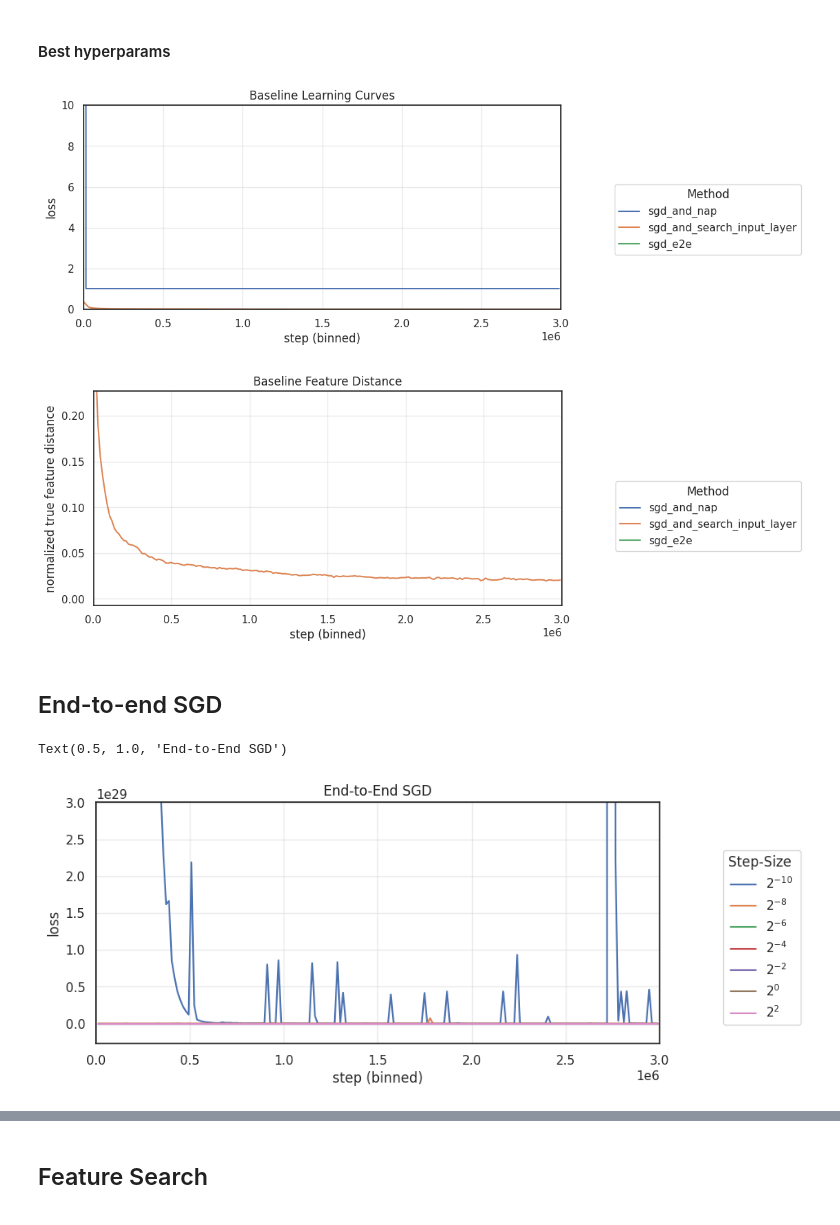
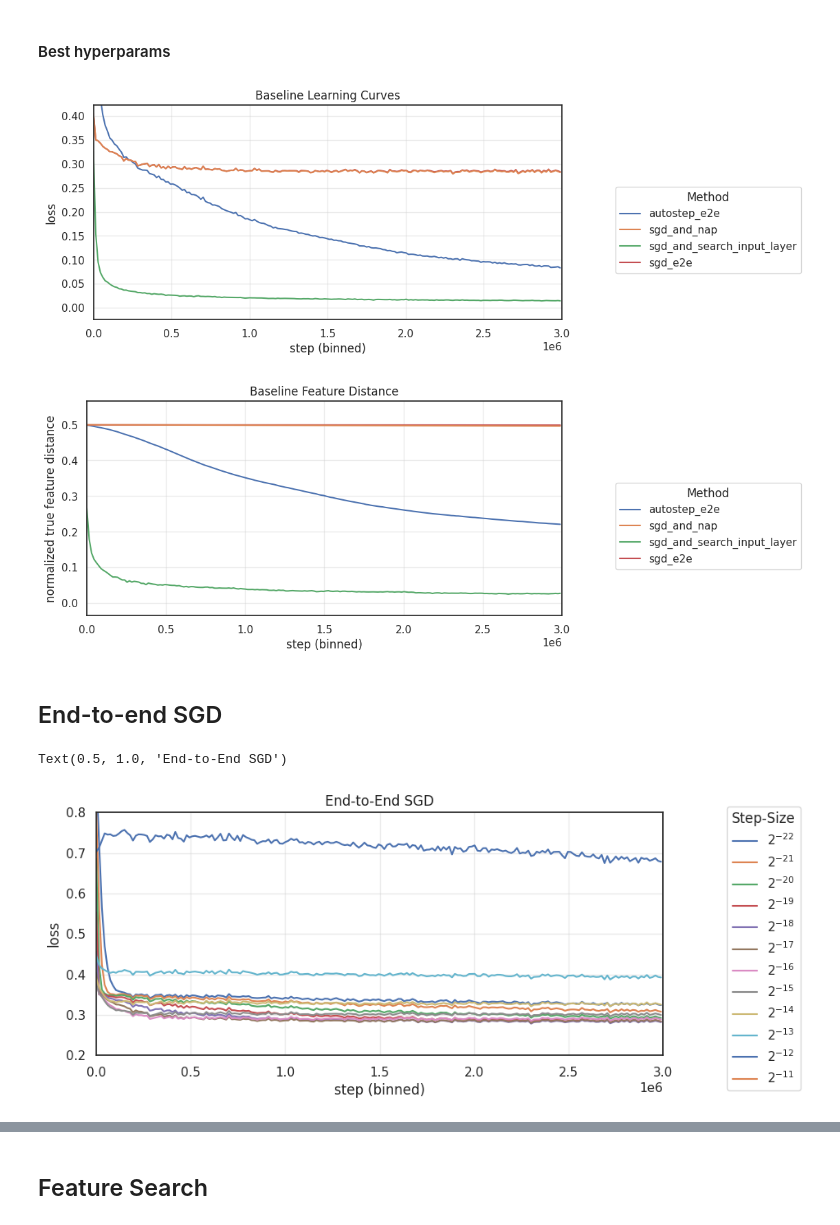
Before and after one commit to ejmejm/phd_research, a Jupyter notebook: phd/feature_search/analysis/paper_part_1_v1/sgd_baselines.ipynb, the cells around one changed output, grey strips where cells are left out. Cells and saved outputs as stored; diff of their text form; code cells hidden in the pictures.

Commit message:
Plotted new SGD baseline results

```diff
--- a/phd/feature_search/analysis/paper_part_1_v1/sgd_baselines.ipynb
+++ b/phd/feature_search/analysis/paper_part_1_v1/sgd_baselines.ipynb
@@ -23,8 +23,8 @@ sns.set_theme('notebook', 'white')
 # TODO: Switch to v2 data after the sweeps are run
 
 save_path = 'figures/'
-config_data_path = 'data/generalization-paper-draft-v2-sgd-baselines_params.csv'
-run_data_path = f'data/generalization-paper-draft-v2-sgd-baselines_metrics.csv'
+config_data_path = 'data/generalization-paper-draft-v2-sgd-baselines-v2_params.csv'
+run_data_path = f'data/generalization-paper-draft-v2-sgd-baselines-v2_metrics.csv'
 
 all_sweeps_config_df = pd.read_csv(config_data_path, index_col=0)
 all_sweeps_run_df = pd.read_csv(run_data_path, index_col=0)
@@ -207,7 +220,6 @@ plot_learning_curves(
     hue_col = 'method',
     legend_title = 'Method',
 )
-plt.ylim(0, 10)
 plt.title('Baseline Learning Curves')
 plt.show()
 
@@ -227,21 +239,22 @@ plt.show()
 # )
 # plt.title('True Feature Distance with SGD Input Layer - Best Hyperparams')
 # %% [output]
-[figure, old version]
+[figure, new version]
-[figure, old version]
+[figure, new version]
 # %% [markdown]
 ## End-to-end SGD
 # %%
 plot_learning_curves(
     run_df = run_dfs['sgd_e2e'],
     config_df = config_dfs['sgd_e2e'],
     n_bins = 200,
     figsize = (8, 4),
     hue_col = 'optimizer|learning_rate',
     pow_2_legend = True,
-    legend_title = 'Step-Size ',
+    legend_title = 'Step-Size',
 )
+plt.ylim(0.2, 0.8)
 plt.title('End-to-End SGD')
 # %% [output]
 Text(0.5, 1.0, 'End-to-End SGD')
-[figure, old version]
+[figure, new version]
```
Also changed, not shown: parts of 10 cells of this notebook.
